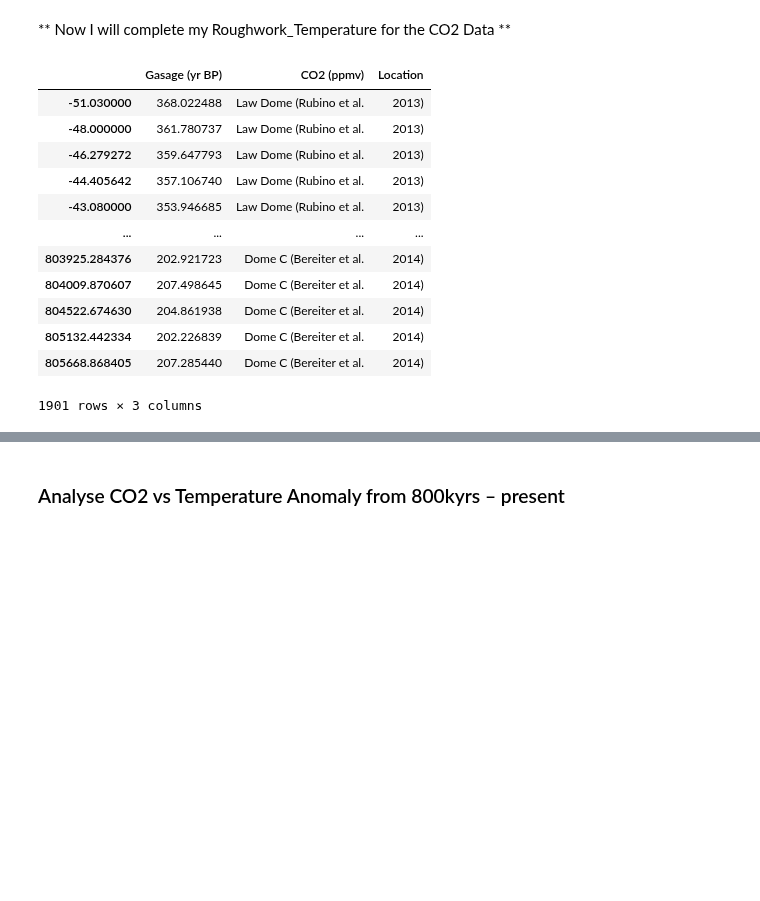
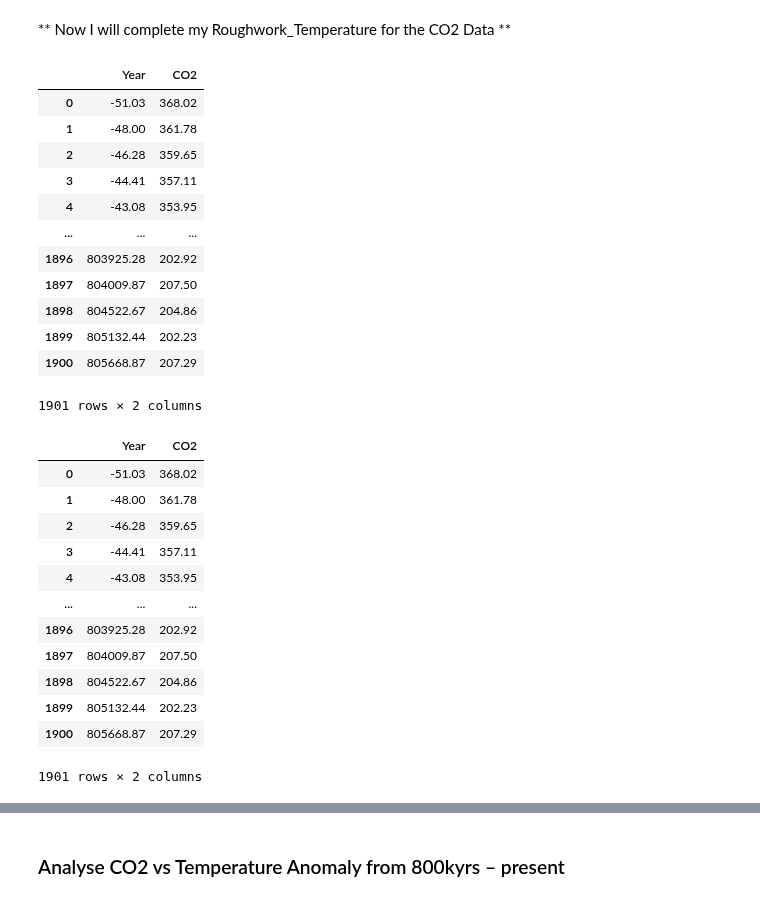
Before and after one commit to AudeAllen/PDA_Project2, a Jupyter notebook: PDA_Project2.ipynb, the cells around one changed output, grey strips where cells are left out. Saved outputs shown, nothing was run; the diff lists cells and outputs as text; code cells hidden in the pictures; blank space fills up the shorter version.

```diff
--- a/PDA_Project2.ipynb
+++ b/PDA_Project2.ipynb
@@ -236,53 +236,66 @@ shutil.copyfile(source, target)
 # %%
 # Read in Excel File and convert to csv- CO2 Data
 
 import pandas as pd
 import csv
 
 # The data in this excel file is a review of an earlier file to correct an error that was made
 
 # The data includes data from 800K years ago to 2001. I have sourced data from Mauna Loa which will cover the period from 2001
 # to 2022
 
 # I want to convert the excel file to csv format as it will be the same as the other files in the project and it is easier to view
 # and use
 
 
 # Read and store content
 # of an excel file
-read_file = pd.read_excel ('Roughwork_CO2/CO2 Data IPCC Report.xls', sheet_name='CO2 Composite', skiprows=range(14))
 
-read_file.drop('sigma mean CO2 (ppmv)', inplace=True, axis=1)
+import pandas as pd
+df = pd.read_excel ('Roughwork_CO2/CO2 Data IPCC Report.xls', sheet_name='CO2 Composite', skiprows=range(14))
 
-# Write the dataframe object
-# into csv file
-read_file.to_csv ("Roughwork_CO2/CO2 Data IPCC Report.csv",
-                  index = None,
-                  header=True,
-                  quoting = csv.QUOTE_ALL,
-                  quotechar=' '
-                  )
 
-# read csv file and convert
-# into a dataframe object
-df = pd.DataFrame(pd.read_csv("Roughwork_CO2/CO2 Data IPCC Report.csv"))
+df.drop('sigma mean CO2 (ppmv)', inplace=True, axis=1)
+df.drop('Location', inplace=True, axis=1)
+df['Year'] = df['Year'].round(2)
+df['CO2'] = df['CO2'].round(2)
+
+
+display(df)
+
+
+df.to_csv (r'Roughwork_CO2/CO2 Data IPCC Report.csv', index=None, header=True)
 
 # show the dataframe
+
 df
 
 
 # Reference: https://www.geeksforgeeks.org/convert-excel-to-csv-in-python/
 # %% [output]
-|  | Gasage (yr BP) | CO2 (ppmv) | Location |
-| -51.030000 | 368.022488 | Law Dome (Rubino et al. | 2013) |
-| -48.000000 | 361.780737 | Law Dome (Rubino et al. | 2013) |
-| -46.279272 | 359.647793 | Law Dome (Rubino et al. | 2013) |
-| -44.405642 | 357.106740 | Law Dome (Rubino et al. | 2013) |
-| -43.080000 | 353.946685 | Law Dome (Rubino et al. | 2013) |
-| ... | ... | ... | ... |
-| 803925.284376 | 202.921723 | Dome C (Bereiter et al. | 2014) |
-| 804009.870607 | 207.498645 | Dome C (Bereiter et al. | 2014) |
-| 804522.674630 | 204.861938 | Dome C (Bereiter et al. | 2014) |
-| 805132.442334 | 202.226839 | Dome C (Bereiter et al. | 2014) |
-| 805668.868405 | 207.285440 | Dome C (Bereiter et al. | 2014) |
+|  | Year | CO2 |
+| 0 | -51.03 | 368.02 |
+| 1 | -48.00 | 361.78 |
+| 2 | -46.28 | 359.65 |
+| 3 | -44.41 | 357.11 |
+| 4 | -43.08 | 353.95 |
+| ... | ... | ... |
+| 1896 | 803925.28 | 202.92 |
+| 1897 | 804009.87 | 207.50 |
+| 1898 | 804522.67 | 204.86 |
+| 1899 | 805132.44 | 202.23 |
+| 1900 | 805668.87 | 207.29 |
-1901 rows × 3 columns
+1901 rows × 2 columns
+|  | Year | CO2 |
+| 0 | -51.03 | 368.02 |
+| 1 | -48.00 | 361.78 |
+| 2 | -46.28 | 359.65 |
+| 3 | -44.41 | 357.11 |
+| 4 | -43.08 | 353.95 |
+| ... | ... | ... |
+| 1896 | 803925.28 | 202.92 |
+| 1897 | 804009.87 | 207.50 |
+| 1898 | 804522.67 | 204.86 |
+| 1899 | 805132.44 | 202.23 |
+| 1900 | 805668.87 | 207.29 |
+1901 rows × 2 columns
```
Also changed, not shown: parts of 3 cells of this notebook, 2 other files.
